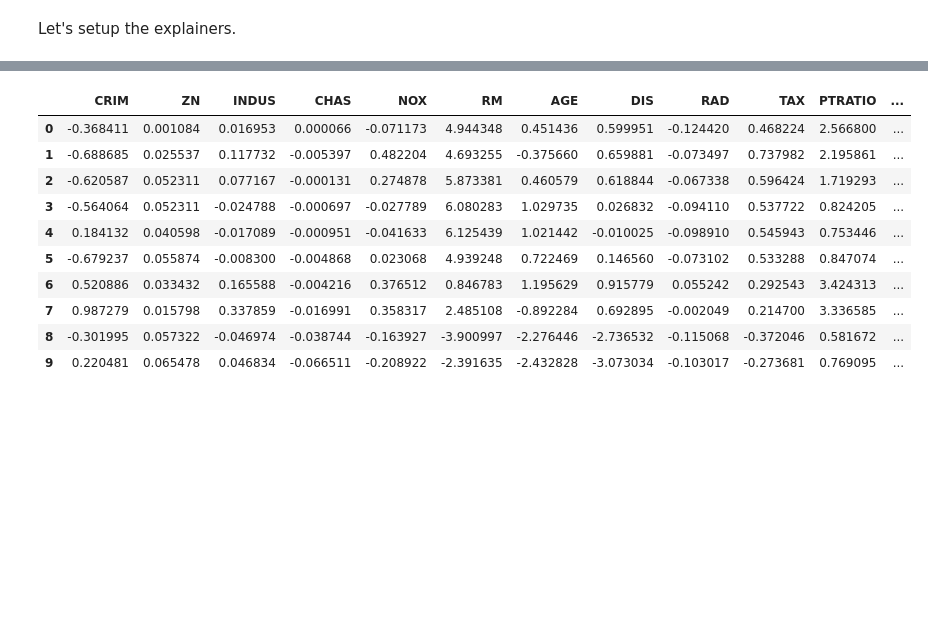
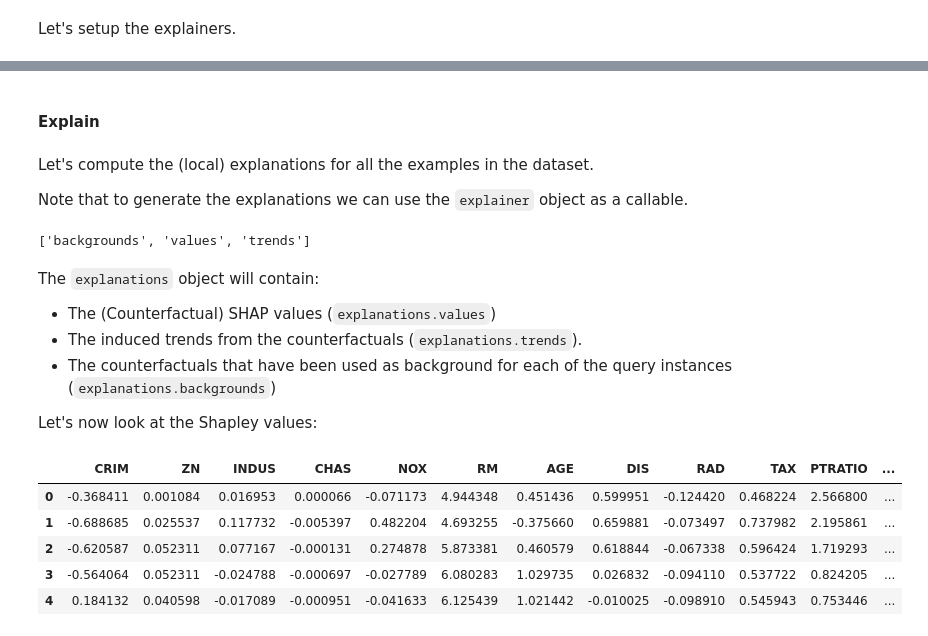
Before and after one commit to jpmorganchase/cf-shap, a Jupyter notebook: Example.ipynb, the cells around one changed output, grey strips where cells are left out. Cells and saved outputs as stored; diff of their text form; code cells hidden in the pictures; blank space fills up the shorter version.

Commit message:
Example updated and extended

```diff
--- a/Example.ipynb
+++ b/Example.ipynb
@@ -11,10 +26,7 @@ y = (dataset.target > 21).astype(int)
 # %% [markdown]
 Let's train a very simple XGB model.
 # %%
-from xgboost import XGBClassifier
-
-
 # NOTE: The model must implement `predict`, `predict_proba`, and `get_booster` methods.
-model = XGBClassifier()
+model = XGBClassifier(use_label_encoder=False)
 model.fit(X, y)
 # %% [output]
@@ -50,11 +64,6 @@ The following example shows how to use the package to generate the feature impor
 # %% [markdown]
 Let's setup the explainers.
 # %%
-from cfshap.utils.preprocessing import EfficientQuantileTransformer
-from cfshap.counterfactuals import KNNCounterfactuals
-from cfshap.attribution import TreeExplainer, CompositeExplainer
-from cfshap.trend import TrendEstimator
-
 MAX_SAMPLES = 10000
 
 # We will need a scaler in the input space for the counterfactual generator
@@ -83,7 +92,7 @@ importance_estimator = TreeExplainer(
 )
 
 # Let's setup the explainer
-explainer = CompositeExplainer(
+cfshap_explainer = CompositeExplainer(
     background_generator,
     importance_estimator,
 )
@@ -97,16 +99,28 @@ Let's check the feature importance.
+# %% [markdown]
+#### Explain
+# %% [markdown]
+Let's compute the (local) explanations for all the examples in the dataset.
+
+Note that to generate the explanations we can use the `explainer` object as a callable.
+# %%
+explanations = cfshap_explainer(X)
+# %%
+list(explanations.keys())
+# %% [output]
+['backgrounds', 'values', 'trends']
+# %% [markdown]
+The `explanations` object will contain:
+- The (Counterfactual) SHAP values (`explanations.values`)
+- The induced trends from the counterfactuals (`explanations.trends`).
+- The counterfactuals that have been used as background for each of the query instances (`explanations.backgrounds`)
+
+Let's now look at the Shapley values:
 # %%
-import pandas as pd
-
-pd.DataFrame(explanations.values, columns = dataset.feature_names)
+pd.DataFrame(explanations.values, columns = dataset.feature_names).head()
 # %% [output]
 |  | CRIM | ZN | INDUS | CHAS | NOX | RM | AGE | DIS | RAD | TAX | PTRATIO | ... |
 | 0 | -0.368411 | 0.001084 | 0.016953 | 0.000066 | -0.071173 | 4.944348 | 0.451436 | 0.599951 | -0.124420 | 0.468224 | 2.566800 | ... |
 | 1 | -0.688685 | 0.025537 | 0.117732 | -0.005397 | 0.482204 | 4.693255 | -0.375660 | 0.659881 | -0.073497 | 0.737982 | 2.195861 | ... |
 | 2 | -0.620587 | 0.052311 | 0.077167 | -0.000131 | 0.274878 | 5.873381 | 0.460579 | 0.618844 | -0.067338 | 0.596424 | 1.719293 | ... |
 | 3 | -0.564064 | 0.052311 | -0.024788 | -0.000697 | -0.027789 | 6.080283 | 1.029735 | 0.026832 | -0.094110 | 0.537722 | 0.824205 | ... |
 | 4 | 0.184132 | 0.040598 | -0.017089 | -0.000951 | -0.041633 | 6.125439 | 1.021442 | -0.010025 | -0.098910 | 0.545943 | 0.753446 | ... |
-| 5 | -0.679237 | 0.055874 | -0.008300 | -0.004868 | 0.023068 | 4.939248 | 0.722469 | 0.146560 | -0.073102 | 0.533288 | 0.847074 | ... |
-| 6 | 0.520886 | 0.033432 | 0.165588 | -0.004216 | 0.376512 | 0.846783 | 1.195629 | 0.915779 | 0.055242 | 0.292543 | 3.424313 | ... |
-| 7 | 0.987279 | 0.015798 | 0.337859 | -0.016991 | 0.358317 | 2.485108 | -0.892284 | 0.692895 | -0.002049 | 0.214700 | 3.336585 | ... |
-| 8 | -0.301995 | 0.057322 | -0.046974 | -0.038744 | -0.163927 | -3.900997 | -2.276446 | -2.736532 | -0.115068 | -0.372046 | 0.581672 | ... |
-| 9 | 0.220481 | 0.065478 | 0.046834 | -0.066511 | -0.208922 | -2.391635 | -2.432828 | -3.073034 | -0.103017 | -0.273681 | 0.769095 | ... |
```
Also changed, not shown: parts of 24 cells of this notebook, 1 other file.
